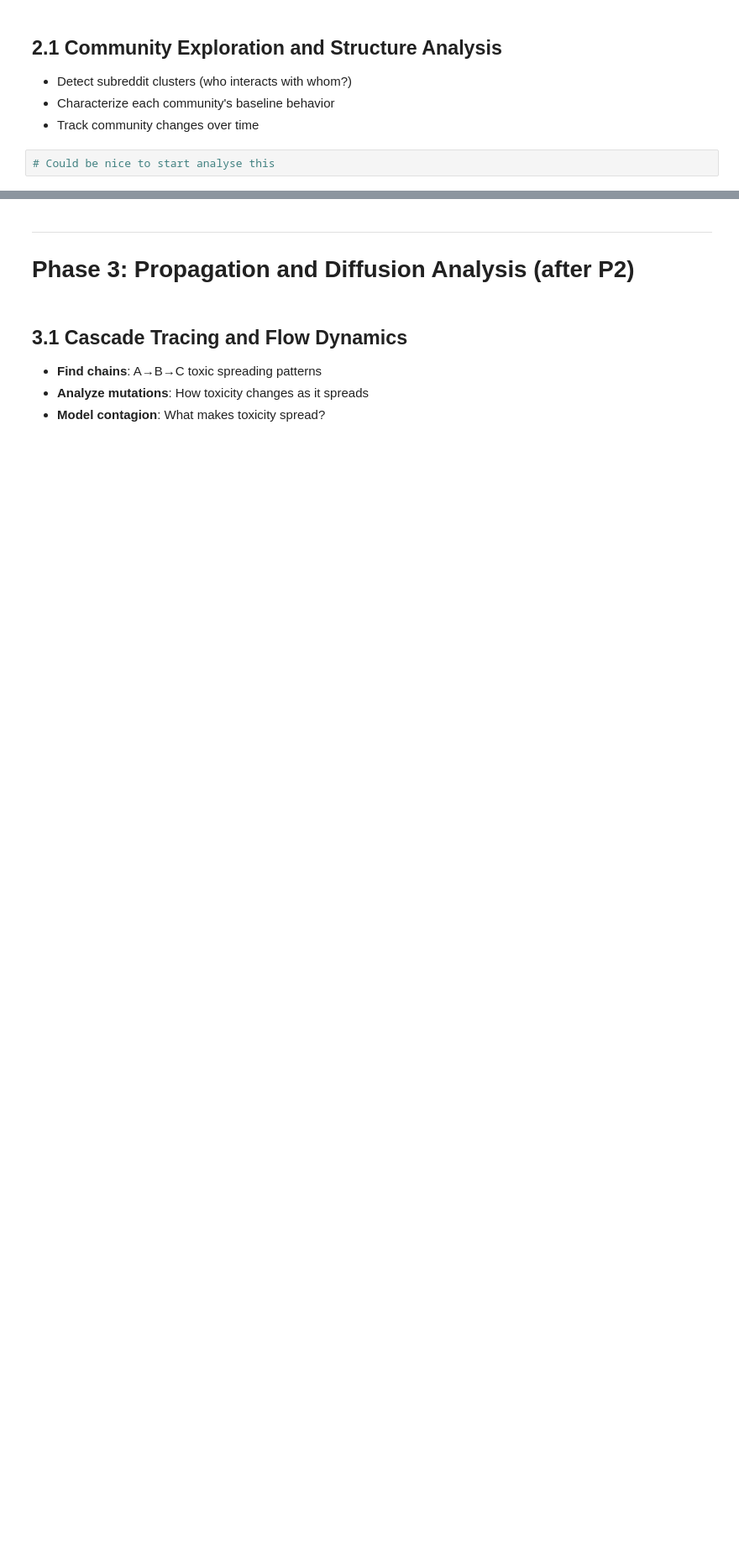
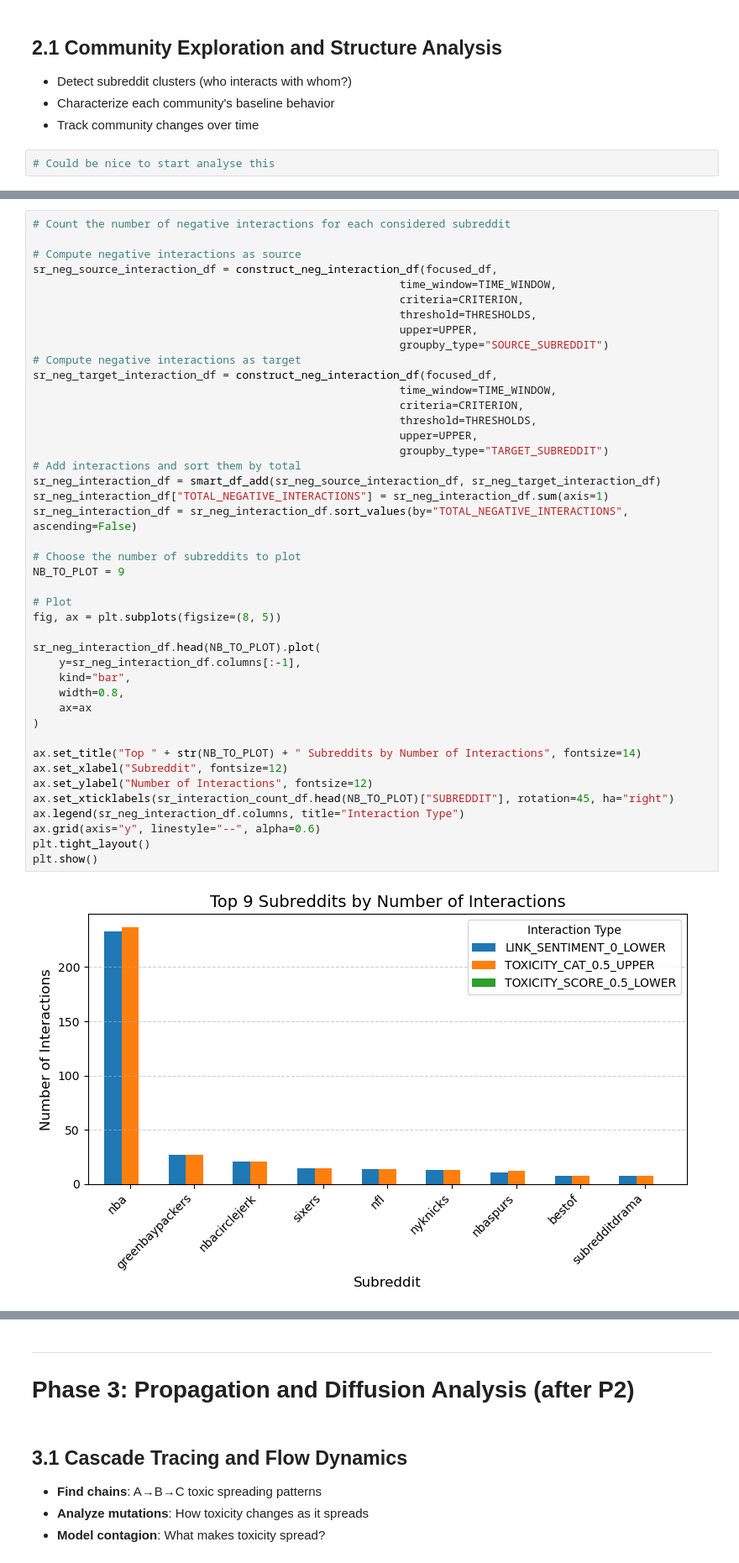
Before and after one commit to AkselAcar/ada-2025-project-adastra, a Jupyter notebook: results.ipynb, the cells around one changed output, grey strips where cells are left out. Shown at 84% size. Drawn from its saved outputs; the diff is of its cells as text; blank space fills up the shorter version.

```diff
--- a/results.ipynb
+++ b/results.ipynb
@@ -463,0 +648,45 @@ To focus on **specific properties** of what was used to define toxicity. Could b
+# %%
+# Count the number of negative interactions for each considered subreddit
+
+# Compute negative interactions as source
+sr_neg_source_interaction_df = construct_neg_interaction_df(focused_df,
+                                                        time_window=TIME_WINDOW,
+                                                        criteria=CRITERION,
+                                                        threshold=THRESHOLDS,
+                                                        upper=UPPER,
+                                                        groupby_type="SOURCE_SUBREDDIT")
+# Compute negative interactions as target
+sr_neg_target_interaction_df = construct_neg_interaction_df(focused_df,
+                                                        time_window=TIME_WINDOW,
+                                                        criteria=CRITERION,
+                                                        threshold=THRESHOLDS,
+                                                        upper=UPPER,
+                                                        groupby_type="TARGET_SUBREDDIT")
+# Add interactions and sort them by total
+sr_neg_interaction_df = smart_df_add(sr_neg_source_interaction_df, sr_neg_target_interaction_df)
+sr_neg_interaction_df["TOTAL_NEGATIVE_INTERACTIONS"] = sr_neg_interaction_df.sum(axis=1)
+sr_neg_interaction_df = sr_neg_interaction_df.sort_values(by="TOTAL_NEGATIVE_INTERACTIONS", ascending=False)
+
+# Choose the number of subreddits to plot
+NB_TO_PLOT = 9
+
+# Plot
+fig, ax = plt.subplots(figsize=(8, 5))
+
+sr_neg_interaction_df.head(NB_TO_PLOT).plot(
+    y=sr_neg_interaction_df.columns[:-1],
+    kind="bar",
+    width=0.8,
+    ax=ax
+)
+
+ax.set_title("Top " + str(NB_TO_PLOT) + " Subreddits by Number of Interactions", fontsize=14)
+ax.set_xlabel("Subreddit", fontsize=12)
+ax.set_ylabel("Number of Interactions", fontsize=12)
+ax.set_xticklabels(sr_interaction_count_df.head(NB_TO_PLOT)["SUBREDDIT"], rotation=45, ha="right")
+ax.legend(sr_neg_interaction_df.columns, title="Interaction Type")
+ax.grid(axis="y", linestyle="--", alpha=0.6)
+plt.tight_layout()
+plt.show()
+# %% [output]
+[figure, added]
```
Also changed, not shown: parts of 22 cells of this notebook.
